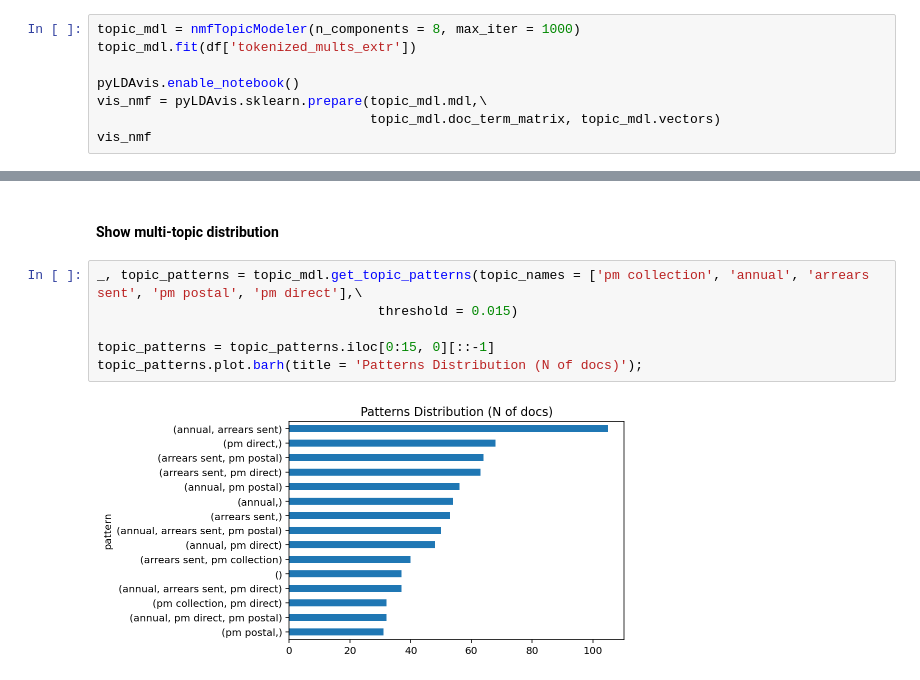
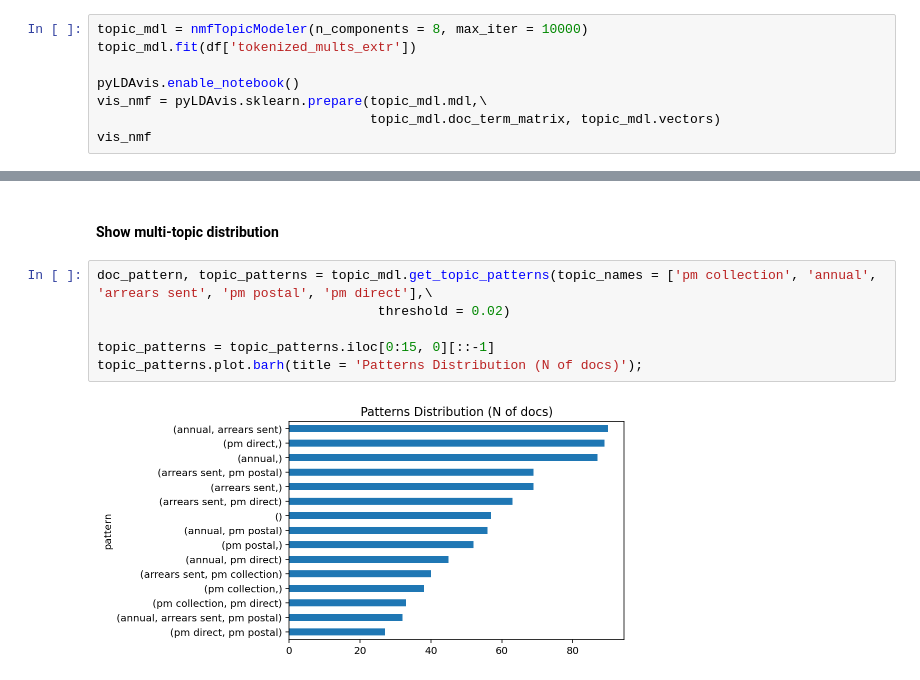
Before and after one commit to poorjanos/CCC-Topic-Modeling, a Jupyter notebook: notebooks/2.1-pj-nmf-1gram.ipynb, the cells around one changed output, grey strips where cells are left out. Saved outputs shown, nothing was run; the diff lists cells and outputs as text.

```diff
--- a/notebooks/2.1-pj-nmf-1gram.ipynb
+++ b/notebooks/2.1-pj-nmf-1gram.ipynb
@@ -22,7 +22,7 @@ df = pd.read_csv(path_to_data / 'processed' /'tokenized1gram_data.csv', converte
 # %% [markdown]
 ### Fit model for cleaned token set (excl. extra stops)
 # %%
-topic_mdl = nmfTopicModeler(n_components = 8, max_iter = 1000)
+topic_mdl = nmfTopicModeler(n_components = 8, max_iter = 10000)
 topic_mdl.fit(df['tokenized_mults_extr'])
 
 pyLDAvis.enable_notebook()
@@ -101,13 +101,13 @@ topic_mdl.get_topic_frequency(topic_names =\
 # %% [markdown]
 #### Show multi-topic distribution
 # %%
-_, topic_patterns = topic_mdl.get_topic_patterns(topic_names = ['pm collection', 'annual', 'arrears sent', 'pm postal', 'pm direct'],\
-                                    threshold = 0.015)
+doc_pattern, topic_patterns = topic_mdl.get_topic_patterns(topic_names = ['pm collection', 'annual', 'arrears sent', 'pm postal', 'pm direct'],\
+                                    threshold = 0.02)
 
 topic_patterns = topic_patterns.iloc[0:15, 0][::-1]
 topic_patterns.plot.barh(title = 'Patterns Distribution (N of docs)');
 # %% [output]
-[figure, old version]
+[figure, new version]
 # %%
 df_pattern = df.join(pattern_by_doc)
 df_pattern.loc[:, ['file_name', 'text', 'pattern']].to_csv(path_to_data / 'processed' / '1gram_pattern_inspect.csv')
```
Also changed, not shown: parts of 9 cells of this notebook, 2 other files.
